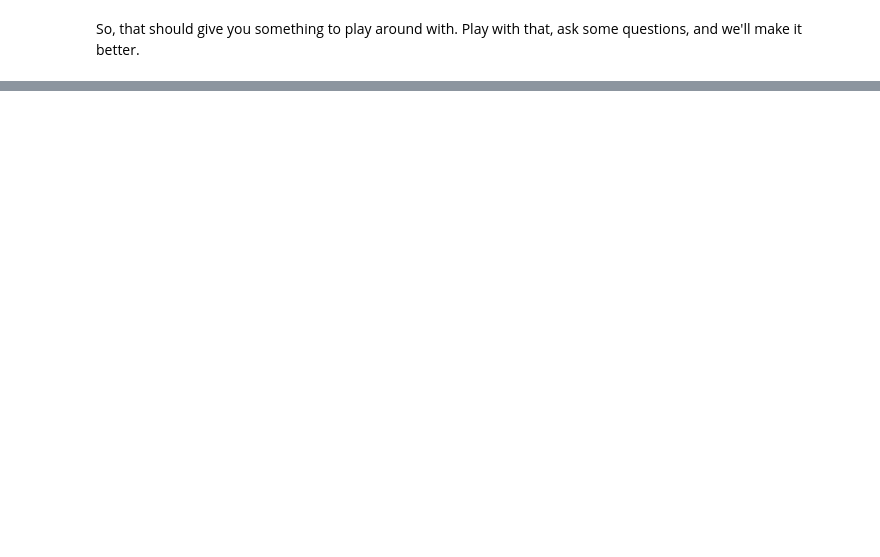
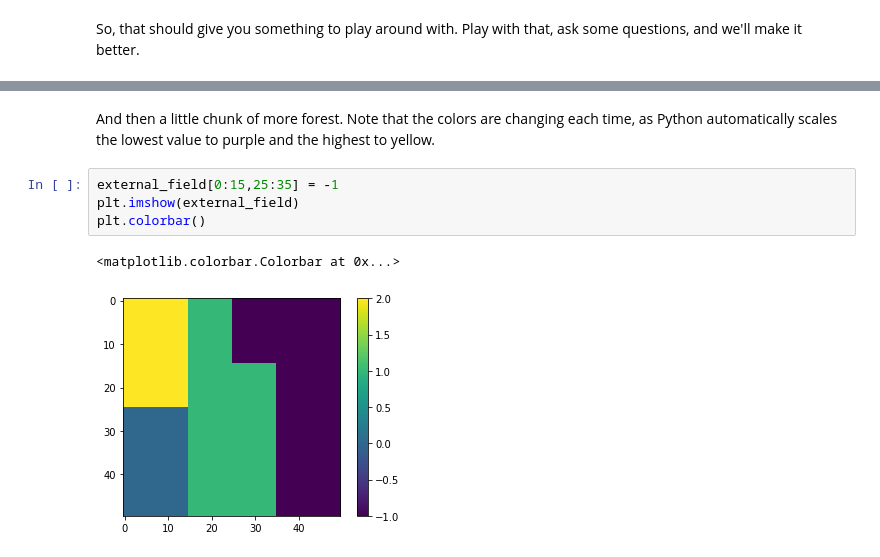
Before and after one commit to DrRoad/NZClimateCourse, a Jupyter notebook: InNZ/Project/Pathogens-MGL.ipynb, the cells around one changed output, grey strips where cells are left out. Saved outputs shown, nothing was run; the diff lists cells and outputs as text; blank space fills up the shorter version.

```diff
--- a/InNZ/Project/Pathogens-MGL.ipynb
+++ b/InNZ/Project/Pathogens-MGL.ipynb
@@ -244,0 +282,9 @@ So, that should give you something to play around with. Play with that, ask some
+# %% [markdown]
+And then a little chunk of more forest. Note that the colors are changing each time, as Python automatically scales the lowest value to purple and the highest to yellow.
+# %%
+external_field[0:15,25:35] = -1
+plt.imshow(external_field)
+plt.colorbar()
+# %% [output]
+<matplotlib.colorbar.Colorbar at 0x...>
+[figure, added]
```
Also changed, not shown: parts of 22 cells of this notebook.
